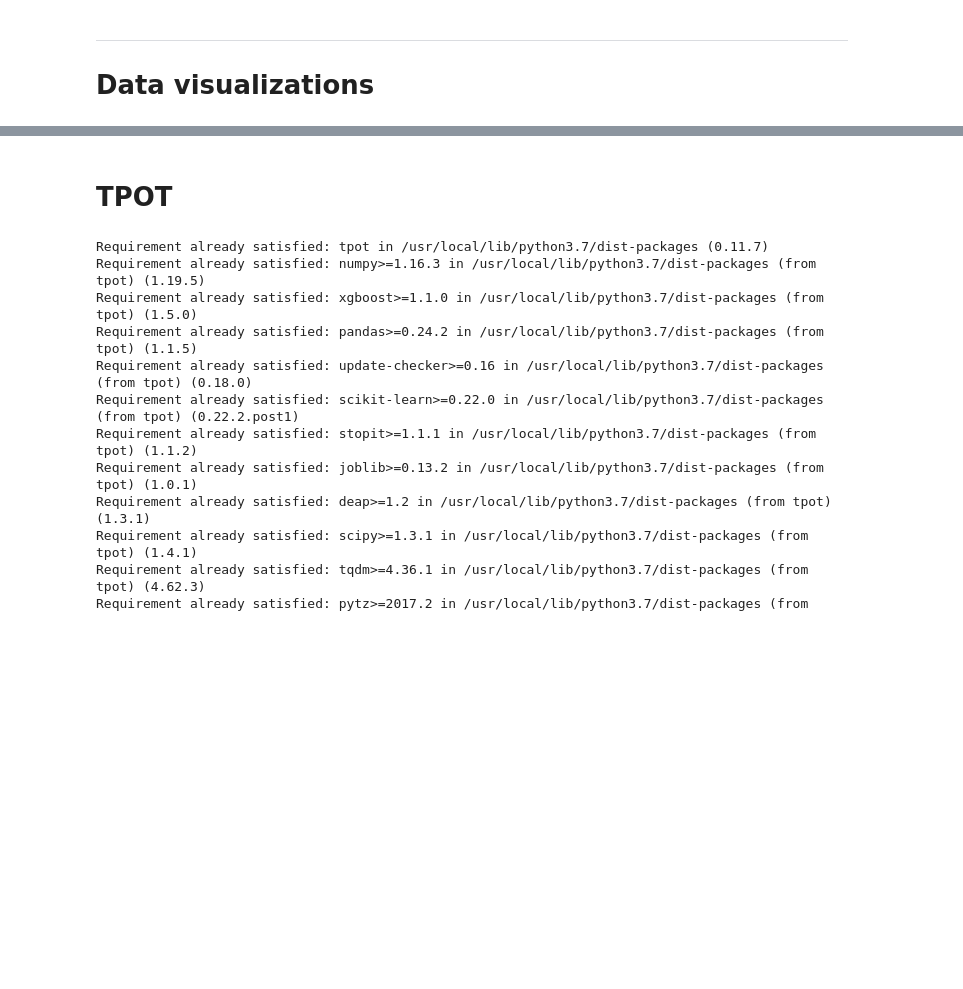
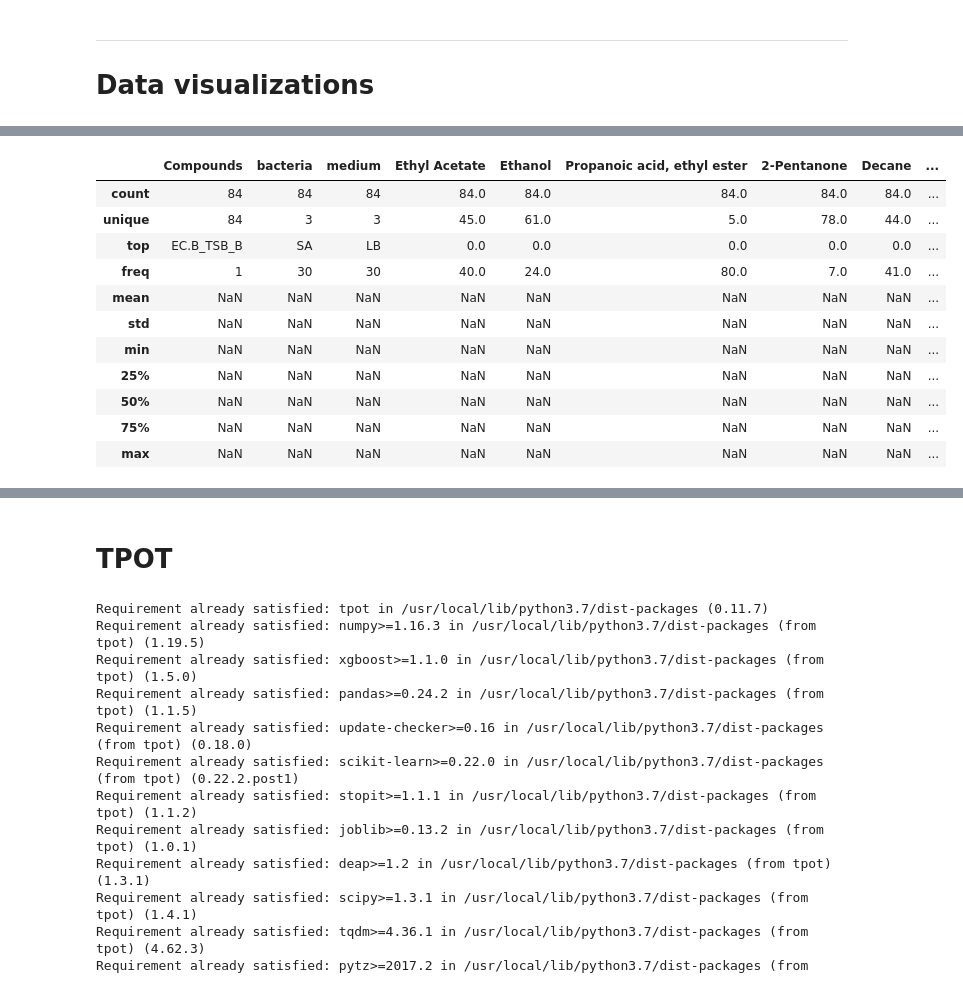
Before and after one commit to CharKuehl/DemoRepository, a Jupyter notebook: AutoML_DermalVOCs.ipynb, the cells around one changed output, grey strips where cells are left out. Cells and saved outputs as stored; diff of their text form; code cells hidden in the pictures; blank space fills up the shorter version.

```diff
--- a/AutoML_DermalVOCs.ipynb
+++ b/AutoML_DermalVOCs.ipynb
@@ -174,3 +140,7 @@ KeyError: ignored
 
 
 # Data visualizations
+# %%
+tbacvis = tbac.copy()
+tbacvis[tbacvis.index.name] = tbacvis.index
+print(tbacvis)
@@ -196,0 +182,15 @@ Successfully installed brotli-1.0.9 flask-compress-1.10.1 hiplot-0.1.29 ipython-
+# %%
+tbacvis.describe(include='all')
+# %% [output]
+|  | Compounds | bacteria | medium | Ethyl Acetate | Ethanol | Propanoic acid, ethyl ester | 2-Pentanone | Decane | ... |
+| count | 84 | 84 | 84 | 84.0 | 84.0 | 84.0 | 84.0 | 84.0 | ... |
+| unique | 84 | 3 | 3 | 45.0 | 61.0 | 5.0 | 78.0 | 44.0 | ... |
+| top | EC.B_TSB_B | SA | LB | 0.0 | 0.0 | 0.0 | 0.0 | 0.0 | ... |
+| freq | 1 | 30 | 30 | 40.0 | 24.0 | 80.0 | 7.0 | 41.0 | ... |
+| mean | NaN | NaN | NaN | NaN | NaN | NaN | NaN | NaN | ... |
+| std | NaN | NaN | NaN | NaN | NaN | NaN | NaN | NaN | ... |
+| min | NaN | NaN | NaN | NaN | NaN | NaN | NaN | NaN | ... |
+| 25% | NaN | NaN | NaN | NaN | NaN | NaN | NaN | NaN | ... |
+| 50% | NaN | NaN | NaN | NaN | NaN | NaN | NaN | NaN | ... |
+| 75% | NaN | NaN | NaN | NaN | NaN | NaN | NaN | NaN | ... |
+| max | NaN | NaN | NaN | NaN | NaN | NaN | NaN | NaN | ... |
```
Also changed, not shown: parts of 11 cells of this notebook.
